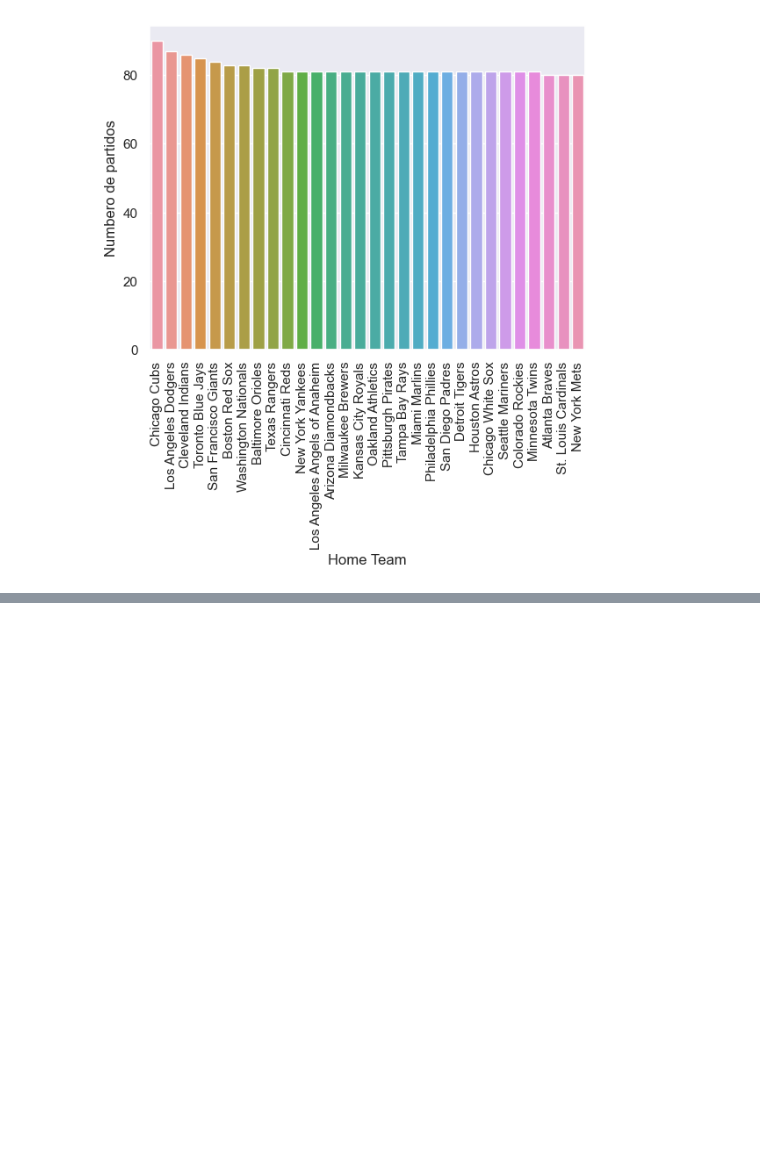
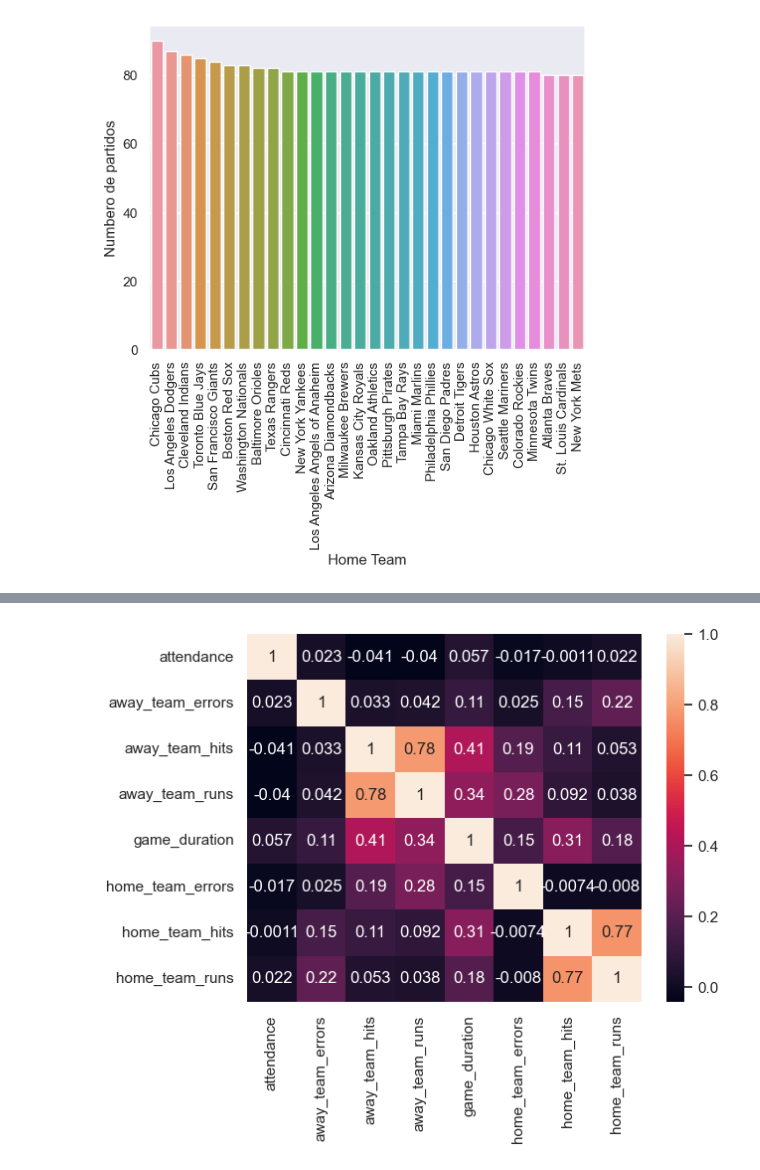
Before and after one commit to 20Candy/Laboratorio1MineriaDeDatos, a Jupyter notebook: hdt1.ipynb, the cells around one changed output, grey strips where cells are left out. Drawn from its saved outputs; the diff is of its cells as text; code cells hidden in the pictures; blank space fills up the shorter version.

```diff
--- a/hdt1.ipynb
+++ b/hdt1.ipynb
@@ -266,0 +277,10 @@ plt.show()
+# %%
+# separar las variables numéricas y categóricas
+num_vars = data.select_dtypes(include=['int', 'float'])
+cat_vars = data.select_dtypes(exclude=['int', 'float'])
+
+# matriz de correlación númericas
+sns.heatmap(num_vars.corr(), annot=True)
+plt.show()
+# %% [output]
+[figure, added]
```
Also changed, not shown: parts of 2 cells of this notebook, 1 other file.
